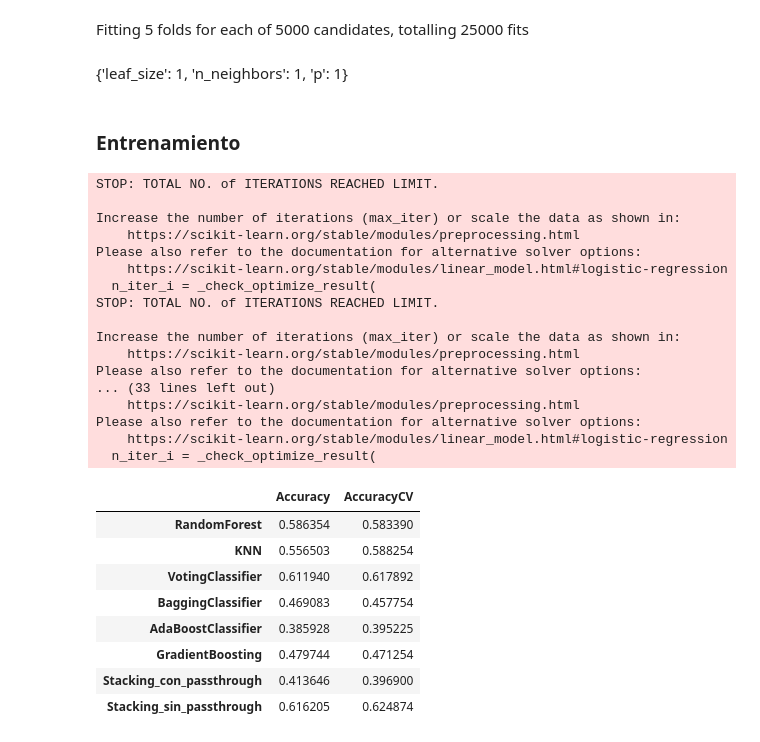
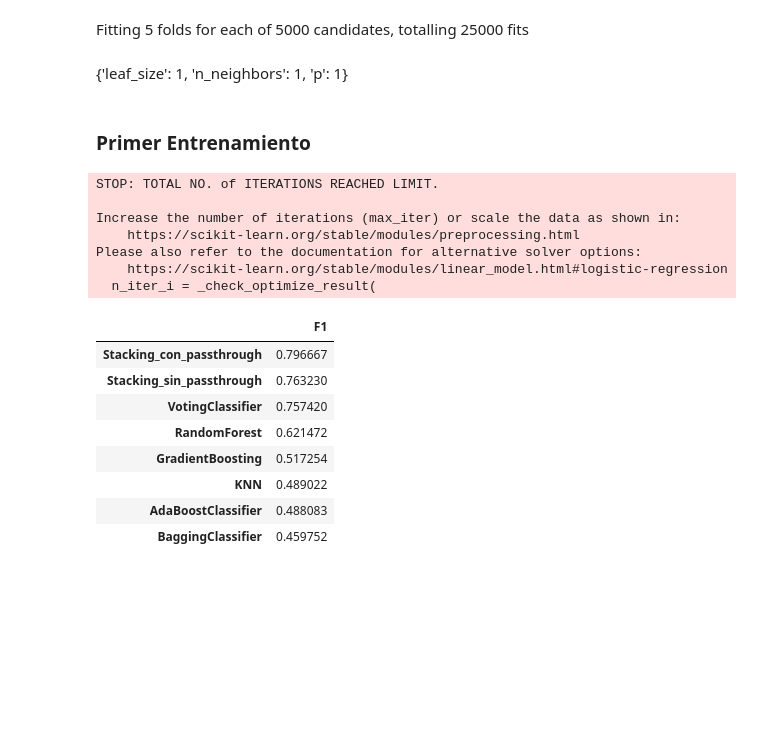
Before and after one commit to JavierGilRodriguez/ProyectoSI, a Jupyter notebook: Proyecto.ipynb, the cells around one changed output. Drawn from its saved outputs; the diff is of its cells as text; code cells hidden in the pictures; blank space fills up the shorter version.

```diff
--- a/Proyecto.ipynb
+++ b/Proyecto.ipynb
@@ -127,16 +134,18 @@ Equilibro los datos usando SMOTE, lo uso dos veces para equilibrar el tipo 1 (me
 # %%
-from imblearn.over_sampling import SMOTE
+from imblearn.combine import SMOTETomek
 
-smote = SMOTE(sampling_strategy='minority')
-X_sm, y_sm = smote.fit_resample(X_train, Y_train)   #Para la clase minoritaria (Tipo 1)
-X_sm1, y_sm1 = smote.fit_resample(X_sm, y_sm)       #Para la clase minoritaria que ya no es Tipo1 (Tipo 3)
+ratio={1:650, 2:800, 3:700}
 
-target_count = pd.Series(y_sm1).value_counts()
+smote_tomek = SMOTETomek(sampling_strategy=ratio, random_state=42)
+
+X_st, y_st = smote_tomek.fit_resample(X_train, Y_train)
+
+target_count = pd.Series(y_st).value_counts()
 print('Tipo 1:', target_count[1])
 print('Tipo 2:', target_count[2])
 print('Tipo 3:', target_count[3])
-print('Proportion: 2:3', round(target_count[3] / target_count[2], 2), ': 1')
-print('Proportion: 1:2', round(target_count[1] / target_count[2], 2), ': 1')
+print('Proportion: 2:3', round(target_count[2] / target_count[3], 2), ': 1')
+print('Proportion: 2:1', round(target_count[2] / target_count[1], 2), ': 1')
 print('Proportion: 1:3', round(target_count[1] / target_count[3], 2), ': 1')
 
 target_count.plot(kind='bar', title='Count (target)');
@@ -174,7 +180,7 @@ param_grid_rForest = {
 rForest_grid = RandomizedSearchCV(
     estimator=RandomForestClassifier(), param_distributions = param_grid_rForest, n_iter=20, cv=5, n_jobs=-1, verbose=2)
 
-rForest_grid.fit(X_sm1, y_sm1)
+rForest_grid.fit(X_st, y_st)
 rForest_grid.best_params_
 # %% [output]
 Fitting 5 folds for each of 20 candidates, totalling 100 fits
@@ -208,7 +214,7 @@ param_grid_KNN = {
 KNN_grid = GridSearchCV(
     estimator=KNeighborsClassifier(), param_grid = param_grid_KNN, cv=5, n_jobs=-1, verbose=2)
 
-KNN_grid.fit(X_sm1, y_sm1)
+KNN_grid.fit(X_st, y_st)
 KNN_grid.best_params_
 # %% [output]
 Fitting 5 folds for each of 5000 candidates, totalling 25000 fits
@@ -217,7 +223,7 @@ Fitting 5 folds for each of 5000 candidates, totalling 25000 fits
 Fitting 5 folds for each of 5000 candidates, totalling 25000 fits <br><br>
 {'leaf_size': 1, 'n_neighbors': 1, 'p': 1}
 # %% [markdown]
-### **Entrenamiento**
+### **Primer Entrenamiento**
 # %%
 from sklearn.ensemble import *
 from sklearn.neighbors import KNeighborsClassifier
@@ -238,72 +244,58 @@ rf = RandomForestClassifier(n_estimators = 180,
                             max_depth = 30,
                             criterion = 'gini',
                             bootstrap = False,
-                            random_state=42)
+                            random_state=42,
+                            n_jobs=-1)
 
 knn = KNeighborsClassifier(leaf_size=1, n_neighbors=1, p=1)
 svc = SVC(kernel='rbf', probability=True, random_state=42)
-sclf_pass_false = StackingClassifier(estimators=[('rf', rf), ('knn', knn)], passthrough=False)
-sclf_pass_true = StackingClassifier(estimators=[('rf', rf), ('knn', knn)], passthrough=True)
-vc = VotingClassifier(estimators=[('rf', rf), ('knn', knn), ('st', sclf_pass_false)])
-bag = BaggingClassifier(rf, n_estimators=10, max_samples=0.05, random_state=42)
+sclf_pass_false = StackingClassifier(estimators=[('rf', rf), ('knn', knn)], passthrough=False, n_jobs = -1)
+sclf_pass_true = StackingClassifier(estimators=[('rf', rf), ('knn', knn)], passthrough=True, n_jobs = -1)
+vc = VotingClassifier(estimators=[('rf', rf), ('knn', knn), ('st', sclf_pass_false)], n_jobs = -1)
+bag = BaggingClassifier(rf, n_estimators=10, max_samples=0.05, random_state=42, n_jobs = -1)
 adaboost = AdaBoostClassifier(n_estimators=10, random_state=42)
 gb = GradientBoostingClassifier(n_estimators=10, learning_rate=1.0, criterion='mse', max_depth=1, random_state=42)
 
 
 
 regs = {
     "RandomForest": rf,
     "KNN": knn,
     "VotingClassifier": vc,
     "BaggingClassifier": bag,
     "AdaBoostClassifier": adaboost,
     "GradientBoosting": gb,
     "Stacking_con_passthrough": sclf_pass_true,
     "Stacking_sin_passthrough": sclf_pass_false
-
 }
 
 scores = {
-    "Accuracy": [],
-    "AccuracyCV": []
+    "F1": [],
 }
 
 for reg in regs.values():
-    reg.fit(X_train, y_train)
-    y_pred = reg.predict(X_test)
-    accuracy = accuracy_score(y_test, y_pred)
-    scores["Accuracy"].append(accuracy)
-    reg.fit(X_sm1, y_sm1)
-    score = np.mean(cross_val_score( reg, X_sm1, y_sm1, cv=5, scoring='f1_macro'))
-    scores["AccuracyCV"].append(score)
+    reg.fit(X_st, y_st)
+    score = np.mean(cross_val_score(reg, X_st, y_st, cv=5, scoring='f1_macro', n_jobs=-1))
+    scores["F1"].append(score)
 
-scores = pd.DataFrame(scores, index=regs.keys())
+scores = pd.DataFrame(scores, index=regs.keys()).sort_values(by=['F1'], ascending=False)
+
 
 scores
 # %% [output]
 STOP: TOTAL NO. of ITERATIONS REACHED LIMIT.
 
 Increase the number of iterations (max_iter) or scale the data as shown in:
     https://scikit-learn.org/stable/modules/preprocessing.html
 Please also refer to the documentation for alternative solver options:
     https://scikit-learn.org/stable/modules/linear_model.html#logistic-regression
   n_iter_i = _check_optimize_result(
-STOP: TOTAL NO. of ITERATIONS REACHED LIMIT.
-
-Increase the number of iterations (max_iter) or scale the data as shown in:
-    https://scikit-learn.org/stable/modules/preprocessing.html
-Please also refer to the documentation for alternative solver options:
-... (33 lines left out)
-    https://scikit-learn.org/stable/modules/preprocessing.html
-Please also refer to the documentation for alternative solver options:
-    https://scikit-learn.org/stable/modules/linear_model.html#logistic-regression
-  n_iter_i = _check_optimize_result(
-|  | Accuracy | AccuracyCV |
-| RandomForest | 0.586354 | 0.583390 |
-| KNN | 0.556503 | 0.588254 |
-| VotingClassifier | 0.611940 | 0.617892 |
-| BaggingClassifier | 0.469083 | 0.457754 |
-| AdaBoostClassifier | 0.385928 | 0.395225 |
-| GradientBoosting | 0.479744 | 0.471254 |
-| Stacking_con_passthrough | 0.413646 | 0.396900 |
-| Stacking_sin_passthrough | 0.616205 | 0.624874 |
+|  | F1 |
+| Stacking_con_passthrough | 0.796667 |
+| Stacking_sin_passthrough | 0.763230 |
+| VotingClassifier | 0.757420 |
+| RandomForest | 0.621472 |
+| GradientBoosting | 0.517254 |
+| KNN | 0.489022 |
+| AdaBoostClassifier | 0.488083 |
+| BaggingClassifier | 0.459752 |
```
Also changed, not shown: parts of 15 cells of this notebook, 1 other file.
